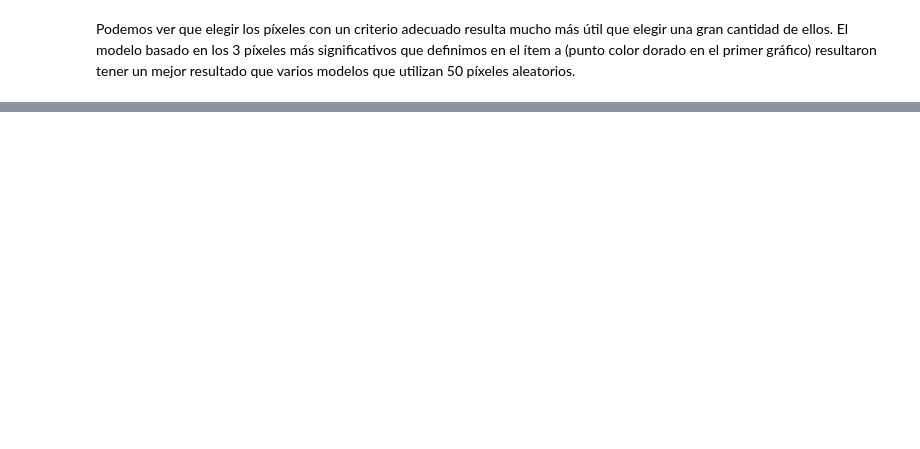
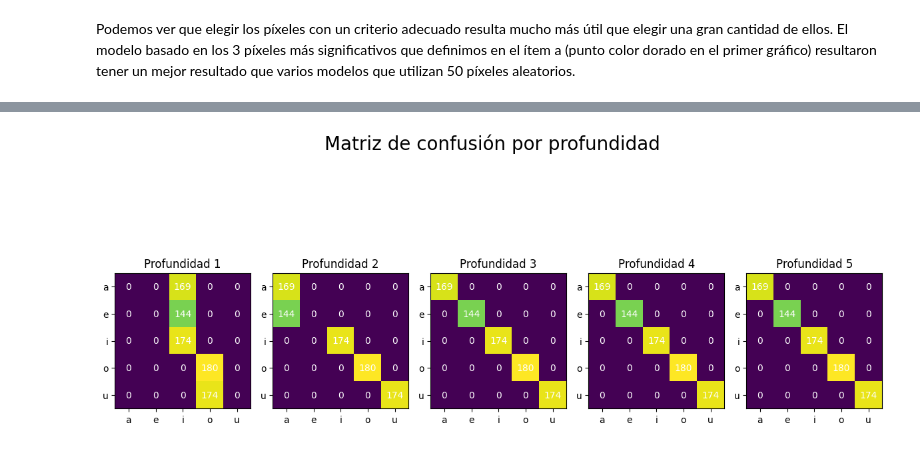
Before and after one commit to lucasGalliCasado/TP2LaboDeDatos, a Jupyter notebook: tp2.ipynb, the cells around one changed output, grey strips where cells are left out. Cells and saved outputs as stored; diff of their text form; code cells hidden in the pictures; blank space fills up the shorter version.

```diff
--- a/tp2.ipynb
+++ b/tp2.ipynb
@@ -482,0 +532,21 @@ Podemos ver que elegir los píxeles con un criterio adecuado resulta mucho más
+# %%
+conf_mat = []
+for tree in trees:
+    #labels 0, 4, 8, 14, 20 corresponden a, e, i, o, u respectivamente
+    conf_mat.append(confusion_matrix(y_test, tree.predict(X_test), labels=[0, 4, 8, 14, 20]))
+
+#gráfico matrices de confusión
+fig, axs = plt.subplots(1, 5, figsize=(12, 6))
+fig.suptitle('Matriz de confusión por profundidad', fontsize=20)
+for i in range(len(conf_mat)):
+    axs[i].imshow(conf_mat[i])
+    axs[i].set_title('Profundidad ' + str(i+1))
+    axs[i].set_xticks([i for i in range(0, 5)], labels=['a', 'e', 'i', 'o', 'u'])
+    axs[i].set_yticks([i for i in range(0, 5)], labels=['a', 'e', 'i', 'o', 'u'])
+    for x in range(5):
+        for y in range(5):
+            axs[i].text(y, x, conf_mat[i][x, y], ha="center", va="center", color="w")
+plt.tight_layout()
+plt.show()
+# %% [output]
+[figure, added]
```
Also changed, not shown: parts of 24 cells of this notebook, 2 other files.
